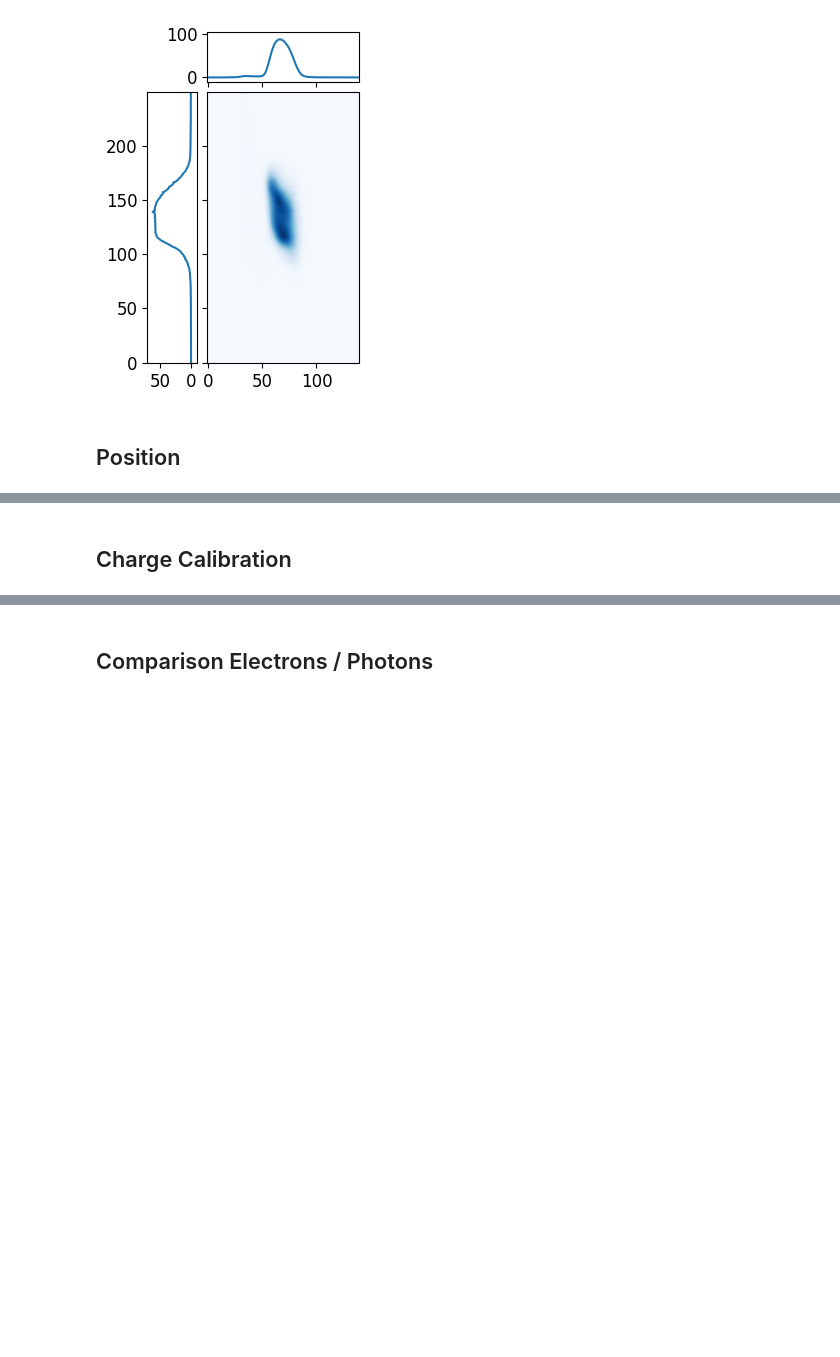
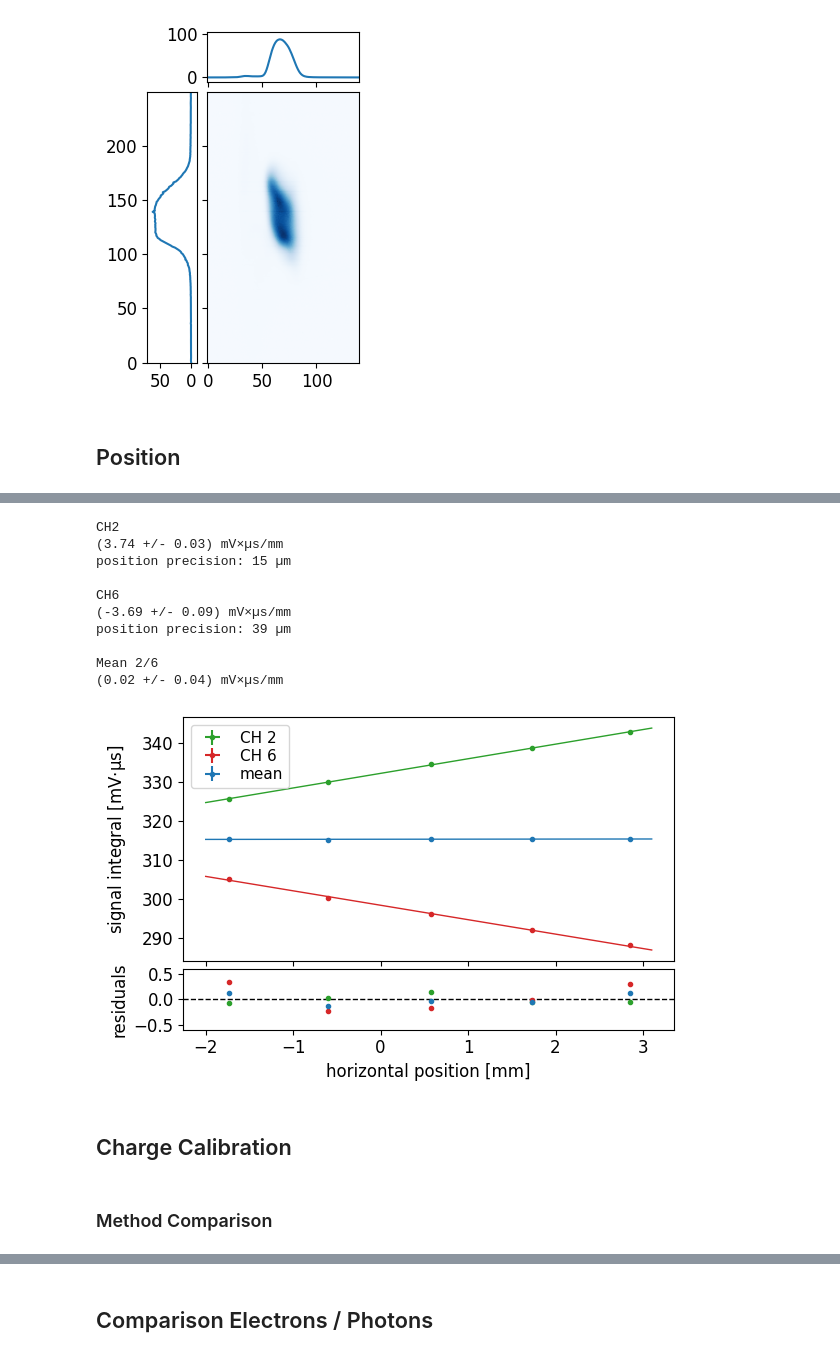
Before and after one commit to ivoschulthess/dumpLeakageCalorimeter, a Jupyter notebook: analysis.ipynb, the cells around one changed output, grey strips where cells are left out. Cells and saved outputs as stored; diff of their text form; code cells hidden in the pictures; blank space fills up the shorter version.

```diff
--- a/analysis.ipynb
+++ b/analysis.ipynb
@@ -159,3 +116,65 @@ Mean 2/6
+# %%
+posXFit = np.linspace(-2, 3.1)
+
+with plt.rc_context(regu):
+
+    fig, ax = plt.subplots(2, 1, sharex=True, gridspec_kw={'height_ratios':[4,1]})
+
+    for i,ch in enumerate([2,6]):
+
+        odrOutput = ODR(RealData(x=posX[0], y=sig[i,0], sy=sig[i,1], sx=posX[1]), Model(linFct), beta0=[1.,1.]).run()
+        popt = odrOutput.beta; perr = odrOutput.sd_beta
+
+        print(f'CH{ch}')
+        print(f'({popt[1]:.2f} +/- {perr[1]:.2f}) mV×µs/mm')
+
+        N = 10000
+        a = np.random.normal(popt[1], perr[1], N)
+        b = np.random.normal(popt[0], perr[0], N)
+        y = np.random.normal((linFct(popt, 0)), sig[i,1].mean(), N)
+        x = (y-b)/a
+        print(f'position precision: {1e3*x.std():.0f} µm\n')
+
+        ax[0].errorbar(posX[0], *sig[i], posX[1], fmt=f'C{i+2}.', label=f'CH {ch}')
+        ax[0].plot(posXFit, linFct(popt, posXFit), f'C{i+2}', lw=1)
+        ax[1].errorbar(posX[0], sig[i][0]-linFct(popt, posX[0]), sig[i][1], posX[1], fmt=f'C{i+2}.')
+
+    chmn = [0,1]
+    mn = (sig[chmn[0],0]+sig[chmn[1],0])/2, np.sqrt(sig[chmn[0],1]**2+sig[chmn[1],1]**2)/2
+
+    odrOutput = ODR(RealData(x=posX[0], y=mn[0], sy=mn[1], sx=posX[1]), Model(linFct), beta0=[1.,1.]).run()
+    popt = odrOutput.beta; perr = odrOutput.sd_beta
+
+    print(f'Mean {channels[0]}/{channels[1]}')
+    print(f'({popt[1]:.2f} +/- {perr[1]:.2f}) mV×µs/mm')
+
+    ax[0].errorbar(posX[0], *mn, posX[1], fmt='C0.', label='mean')
+    ax[0].plot(posXFit, linFct(popt, posXFit), 'C0', lw=1)
+    ax[1].errorbar(posX[0], mn[0]-linFct(popt, posX[0]), mn[1], posX[1], fmt='C0.')
+
+    ax[1].axhline(0, c='C5', ls='--', lw=1)
+
+    ax[0].legend()
+    ax[0].set(ylabel=r'signal integral [mV$\cdot$µs]')
+    ax[1].set(xlabel='horizontal position [mm]', ylabel='residuals', ylim=(-0.6, 0.6))
+
+    fig.tight_layout()
+    fig.subplots_adjust(hspace=0.05)
+    fig.align_ylabels(ax)
+
+    plt.show()
+# %% [output]
+CH2
+(3.74 +/- 0.03) mV×µs/mm
+position precision: 15 µm
+
+CH6
+(-3.69 +/- 0.09) mV×µs/mm
+position precision: 39 µm
+
+Mean 2/6
+(0.02 +/- 0.04) mV×µs/mm
+[figure, added]
 # %% [markdown]
 ## Charge Calibration
 # %%
@@ -185,3 +204,5 @@ positions_polar = np.array([np.repeat(R, nPMT),
 # calculate the positions of the calorimeter rods in cartesian coordinates in [mm,mm]
 positions_cartesian = np.array([positions_polar[:,0]*np.cos(positions_polar[:,1]),
                                 positions_polar[:,0]*np.sin(positions_polar[:,1])]).T
+# %% [markdown]
+### Method Comparison
```
Also changed, not shown: parts of 30 cells of this notebook, 3 other files.
